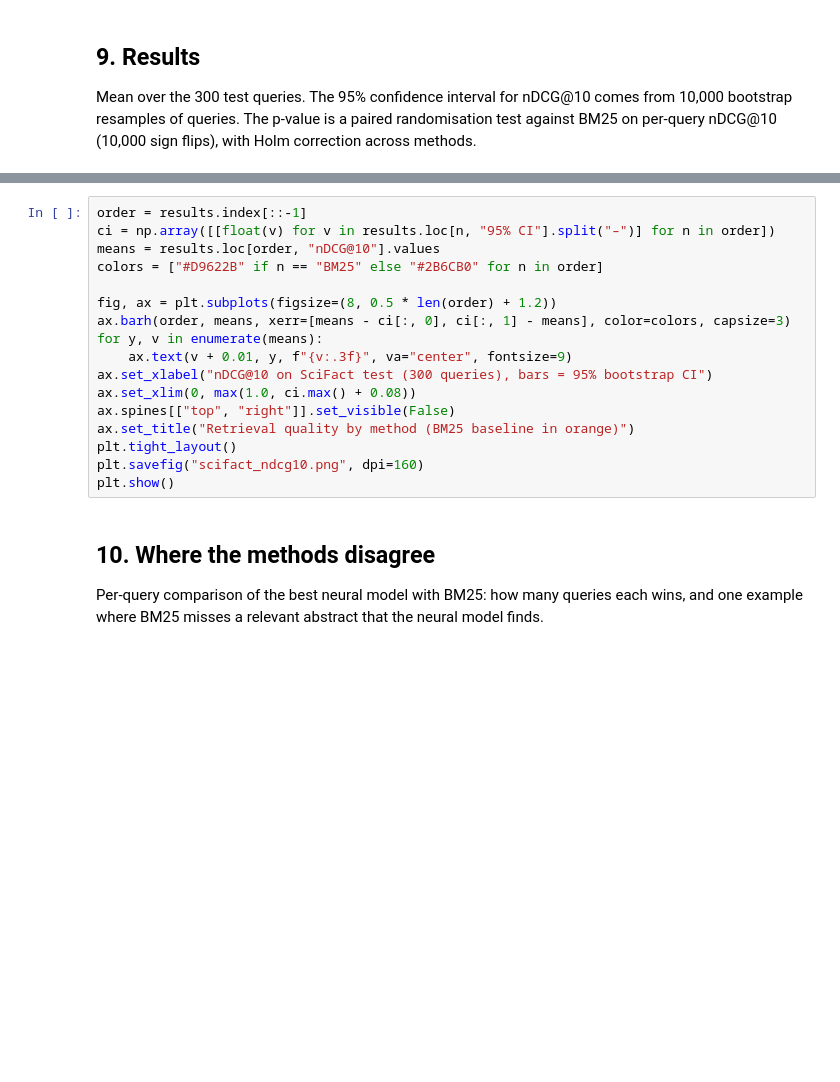
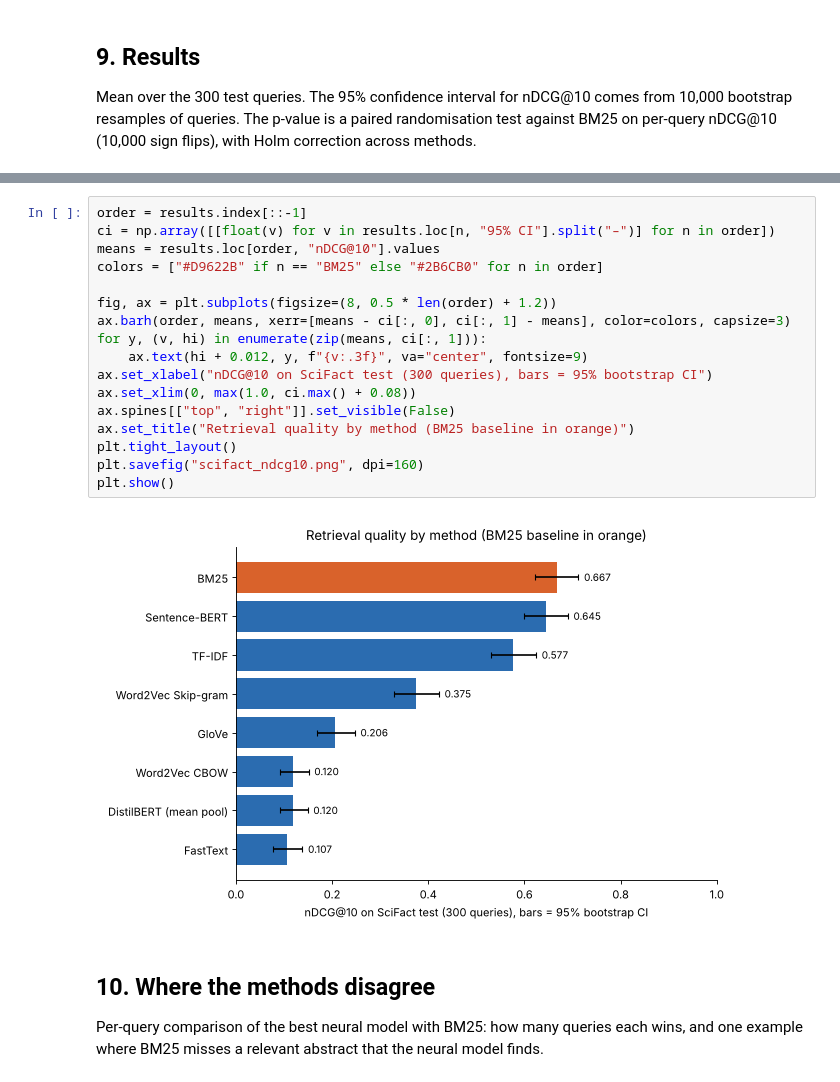
Before and after one commit to Abdulbari-Alameer/Information-Retrieval-and-NLP, a Jupyter notebook: notebooks/02_scifact_evaluation.ipynb, the cells around one changed output, grey strips where cells are left out. Cells and saved outputs as stored; diff of their text form; blank space fills up the shorter version.

Commit message:
Add SciFact benchmark results, findings, figure and rewritten README

```diff
--- a/notebooks/02_scifact_evaluation.ipynb
+++ b/notebooks/02_scifact_evaluation.ipynb
@@ -383,20 +425,22 @@ results.round(4)
 # %%
 order = results.index[::-1]
 ci = np.array([[float(v) for v in results.loc[n, "95% CI"].split("–")] for n in order])
 means = results.loc[order, "nDCG@10"].values
 colors = ["#D9622B" if n == "BM25" else "#2B6CB0" for n in order]
 
 fig, ax = plt.subplots(figsize=(8, 0.5 * len(order) + 1.2))
 ax.barh(order, means, xerr=[means - ci[:, 0], ci[:, 1] - means], color=colors, capsize=3)
-for y, v in enumerate(means):
-    ax.text(v + 0.01, y, f"{v:.3f}", va="center", fontsize=9)
+for y, (v, hi) in enumerate(zip(means, ci[:, 1])):
+    ax.text(hi + 0.012, y, f"{v:.3f}", va="center", fontsize=9)
 ax.set_xlabel("nDCG@10 on SciFact test (300 queries), bars = 95% bootstrap CI")
 ax.set_xlim(0, max(1.0, ci.max() + 0.08))
 ax.spines[["top", "right"]].set_visible(False)
 ax.set_title("Retrieval quality by method (BM25 baseline in orange)")
 plt.tight_layout()
 plt.savefig("scifact_ndcg10.png", dpi=160)
 plt.show()
+# %% [output]
+[figure, added]
 # %% [markdown]
 ## 10. Where the methods disagree
 
```
Also changed, not shown: parts of 13 cells of this notebook, 4 other files.
